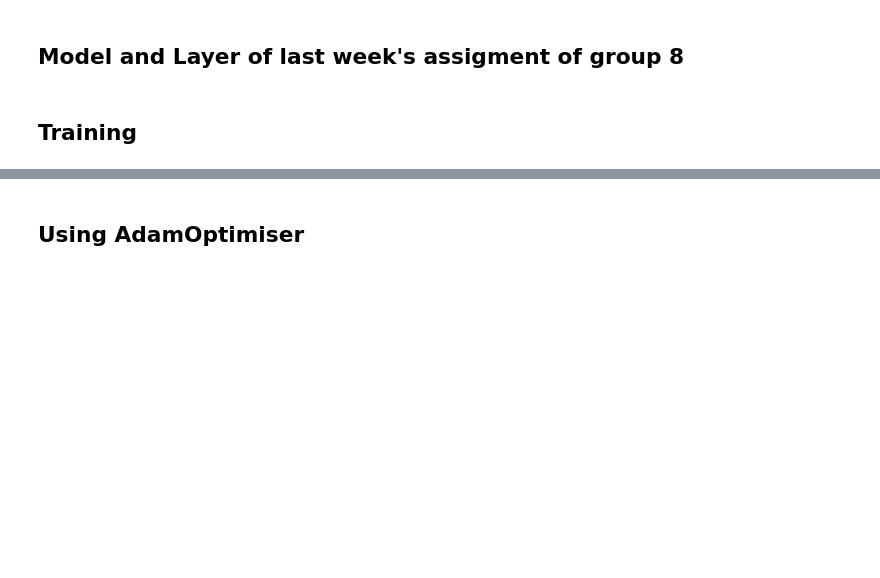
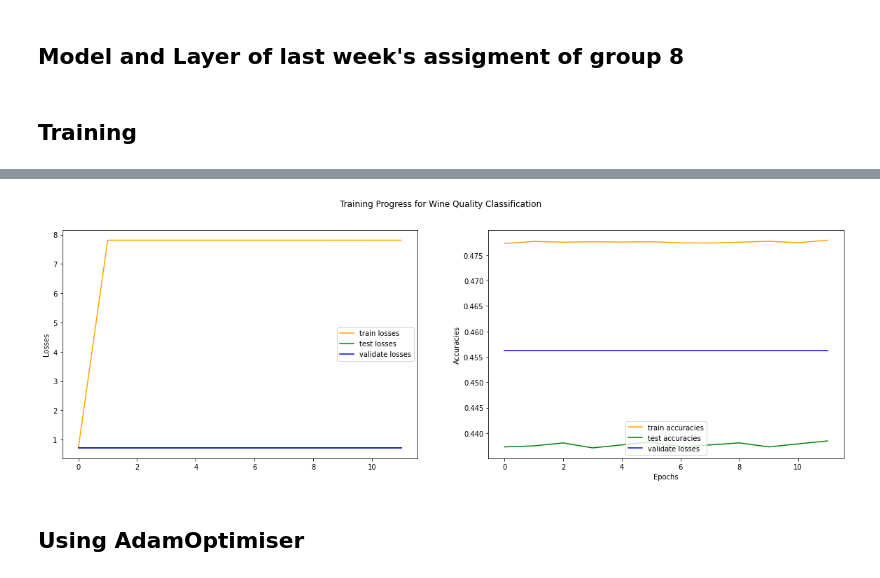
Before and after one commit to ReemS3/ANN, a Jupyter notebook: HW4/hw4.ipynb, the cells around one changed output, grey strips where cells are left out. Saved outputs shown, nothing was run; the diff lists cells and outputs as text; code cells hidden in the pictures; blank space fills up the shorter version.

```diff
--- a/HW4/hw4.ipynb
+++ b/HW4/hw4.ipynb
@@ -337,3 +511,7 @@ ValueError: too many values to unpack (expected 2)
+# %%
+visualize()
+# %% [output]
+[figure, added]
 # %% [markdown]
 ## Using AdamOptimiser
 # %%
```
Also changed, not shown: parts of 58 cells of this notebook.
